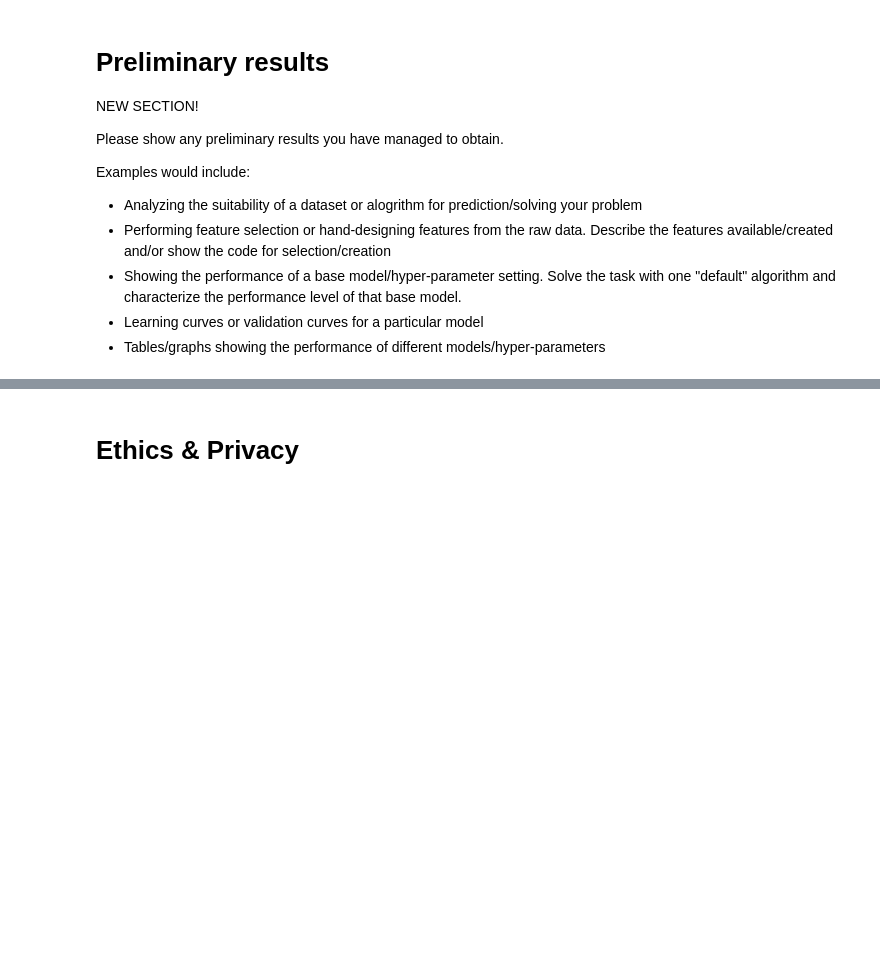
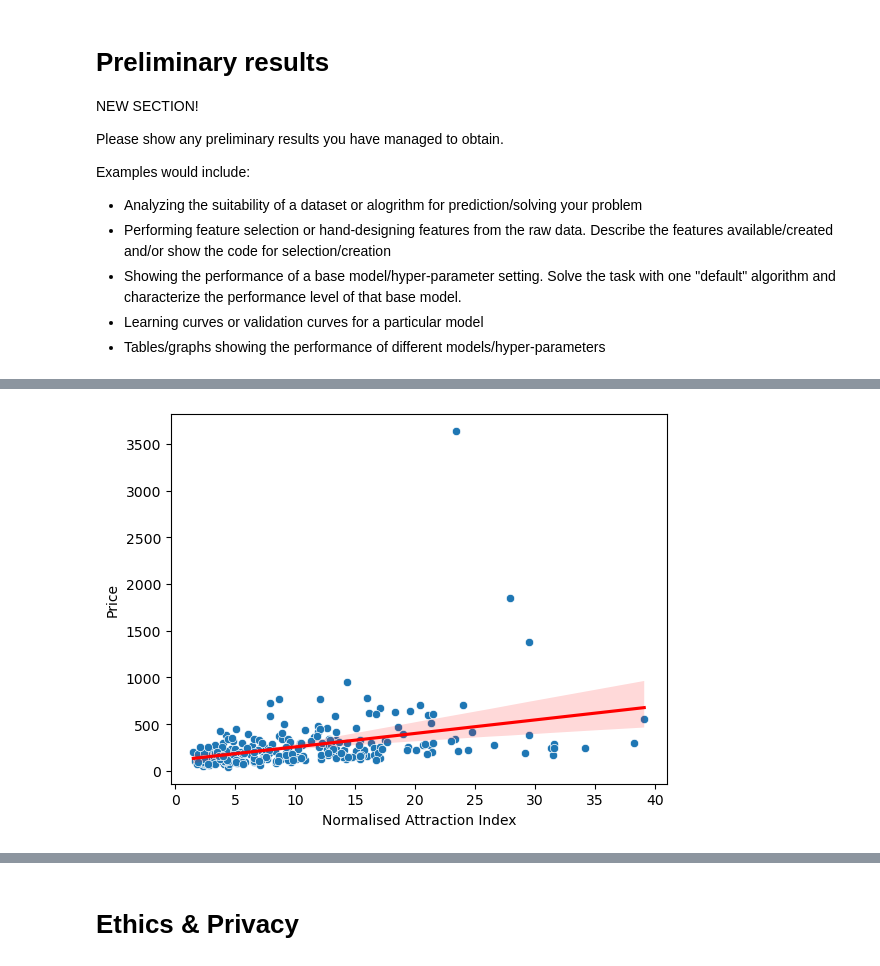
Before and after one commit to COGS118A/Group023-SP23, a Jupyter notebook: Checkpoint_Group023-SP23.ipynb, the cells around one changed output, grey strips where cells are left out. Cells and saved outputs as stored; diff of their text form; code cells hidden in the pictures; blank space fills up the shorter version.

```diff
--- a/Checkpoint_Group023-SP23.ipynb
+++ b/Checkpoint_Group023-SP23.ipynb
@@ -40,9 +32,10 @@ import numpy as np
 import seaborn as sns
 import matplotlib.pyplot as plt
 import pandas as pd
+import sklearn
 
-df = pd.read_csv('https://raw.githubusercontent.com/COGS118A/Group023-SP23/main/Aemf1.csv')
-df.head()
+airbnb = pd.read_csv('https://raw.githubusercontent.com/COGS118A/Group023-SP23/main/Aemf1.csv')
+airbnb.head()
 # %% [output]
 |  | City | Price | Day | Room Type | Shared Room | Private Room | Person Capacity | Superhost | ... |
 | 0 | Amsterdam | 194.033698 | Weekday | Private room | False | True | 2.0 | False | ... |
@@ -77,0 +119,12 @@ Examples would include:
+# %%
+# OLS analysis on subset of data
+data = airbnb.sample(250)
+ax = sns.scatterplot(x='Normalised Attraction Index',
+                     y='Price', data=data)
+#plt.legend(labels=['Person Capacity', 'Resturaunt Index', 'Attraction Index'])
+sns.regplot(x='Normalised Attraction Index', y='Price', data=data, scatter=False, ax=ax, color='r')
+
+# Display the plot
+plt.show()
+# %% [output]
+[figure, added]
```
Also changed, not shown: parts of 18 cells of this notebook.
